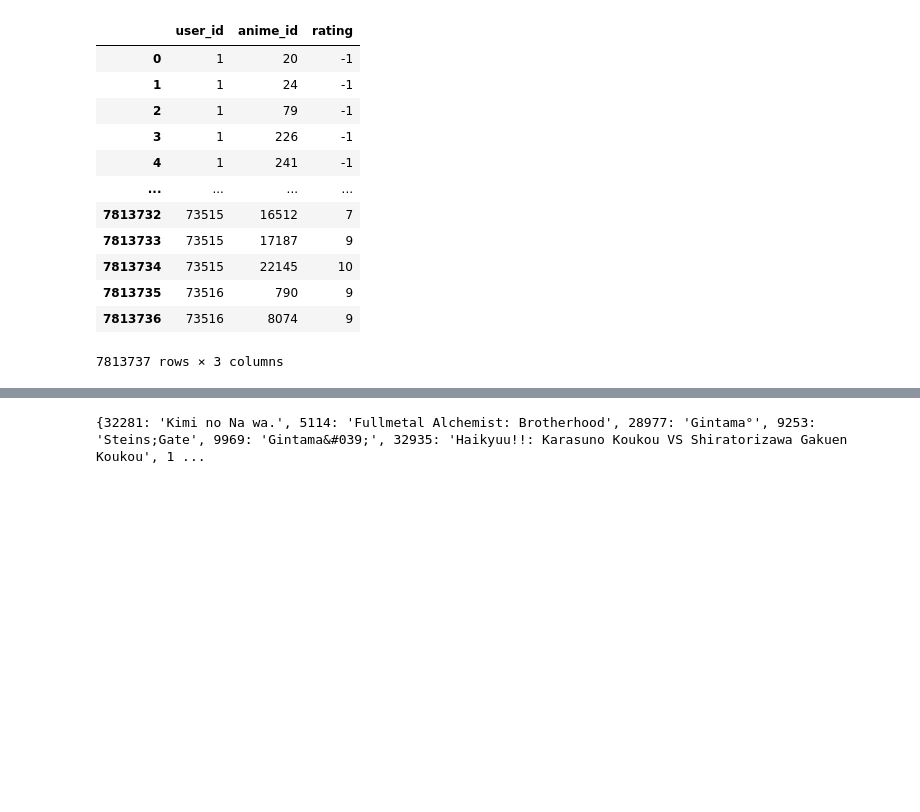
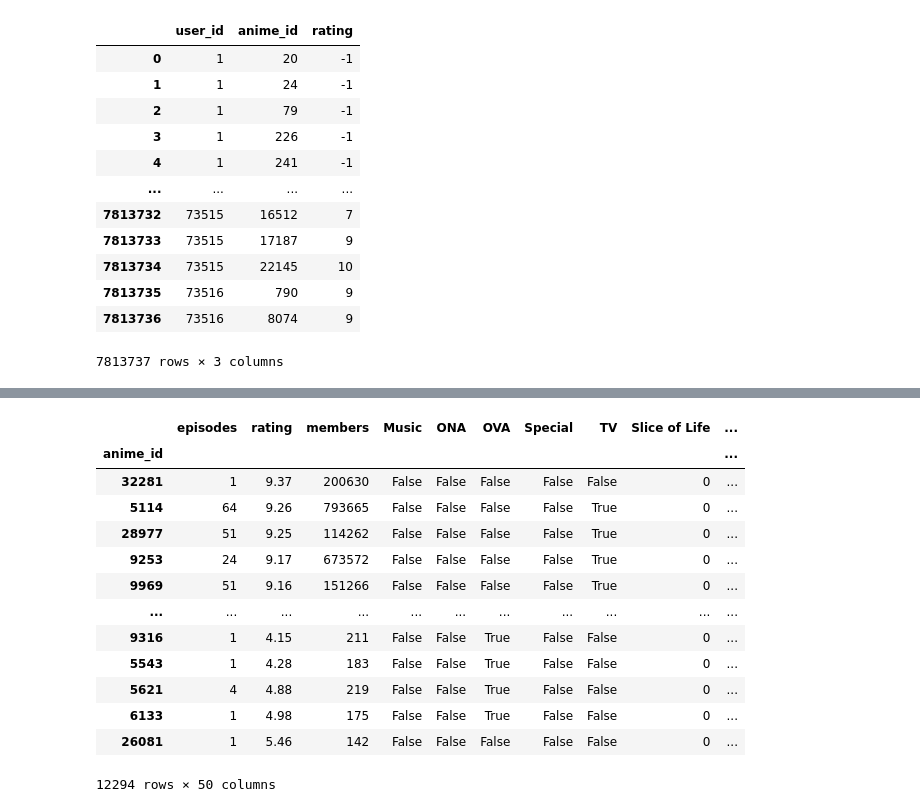
Before and after one commit to pickleprat/FunctionalMLOpsWithCloud, a Jupyter notebook: EDA/anime_analysis.ipynb, the cells around one changed output, grey strips where cells are left out. Cells and saved outputs as stored; diff of their text form; code cells hidden in the pictures; blank space fills up the shorter version.

Commit message:
Made more process in sklearn

```diff
--- a/EDA/anime_analysis.ipynb
+++ b/EDA/anime_analysis.ipynb
@@ -110,7 +96,33 @@ for _, anime_row in anime.iterrows():
     anime_id = anime_row["anime_id"]
     anime_name = anime_row["name"]
     anime_map[anime_id] = anime_name
-
-print(anime_map)
-# %% [output]
-{32281: 'Kimi no Na wa.', 5114: 'Fullmetal Alchemist: Brotherhood', 28977: 'Gintama°', 9253: 'Steins;Gate', 9969: 'Gintama&#039;', 32935: 'Haikyuu!!: Karasuno Koukou VS Shiratorizawa Gakuen Koukou', 1 ...
+# %%
+items = genre_map.items()
+sorted(items, key = lambda x: x[1])
+genre_names = [name for name, _ in items]
+encoding_df = pd.DataFrame(genre_encodings,columns=genre_names )
+# %%
+encoding_df = encoding_df.drop(columns=["Hentai"])
+# %%
+processed_anime = pd.concat([
+    anime[["anime_id", "episodes", "rating", "members"]],
+    type_disintegration, encoding_df], axis=1)
+# %%
+processed_anime = processed_anime.set_index("anime_id")
+# %%
+processed_anime
+# %% [output]
+|  | episodes | rating | members | Music | ONA | OVA | Special | TV | Slice of Life | ... |
+| anime_id |  |  |  |  |  |  |  |  |  | ... |
+| 32281 | 1 | 9.37 | 200630 | False | False | False | False | False | 0 | ... |
+| 5114 | 64 | 9.26 | 793665 | False | False | False | False | True | 0 | ... |
+| 28977 | 51 | 9.25 | 114262 | False | False | False | False | True | 0 | ... |
+| 9253 | 24 | 9.17 | 673572 | False | False | False | False | True | 0 | ... |
+| 9969 | 51 | 9.16 | 151266 | False | False | False | False | True | 0 | ... |
+| ... | ... | ... | ... | ... | ... | ... | ... | ... | ... | ... |
+| 9316 | 1 | 4.15 | 211 | False | False | True | False | False | 0 | ... |
+| 5543 | 1 | 4.28 | 183 | False | False | True | False | False | 0 | ... |
+| 5621 | 4 | 4.88 | 219 | False | False | True | False | False | 0 | ... |
+| 6133 | 1 | 4.98 | 175 | False | False | True | False | False | 0 | ... |
+| 26081 | 1 | 5.46 | 142 | False | False | False | False | False | 0 | ... |
+12294 rows × 50 columns
```
Also changed, not shown: parts of 2 cells of this notebook.
